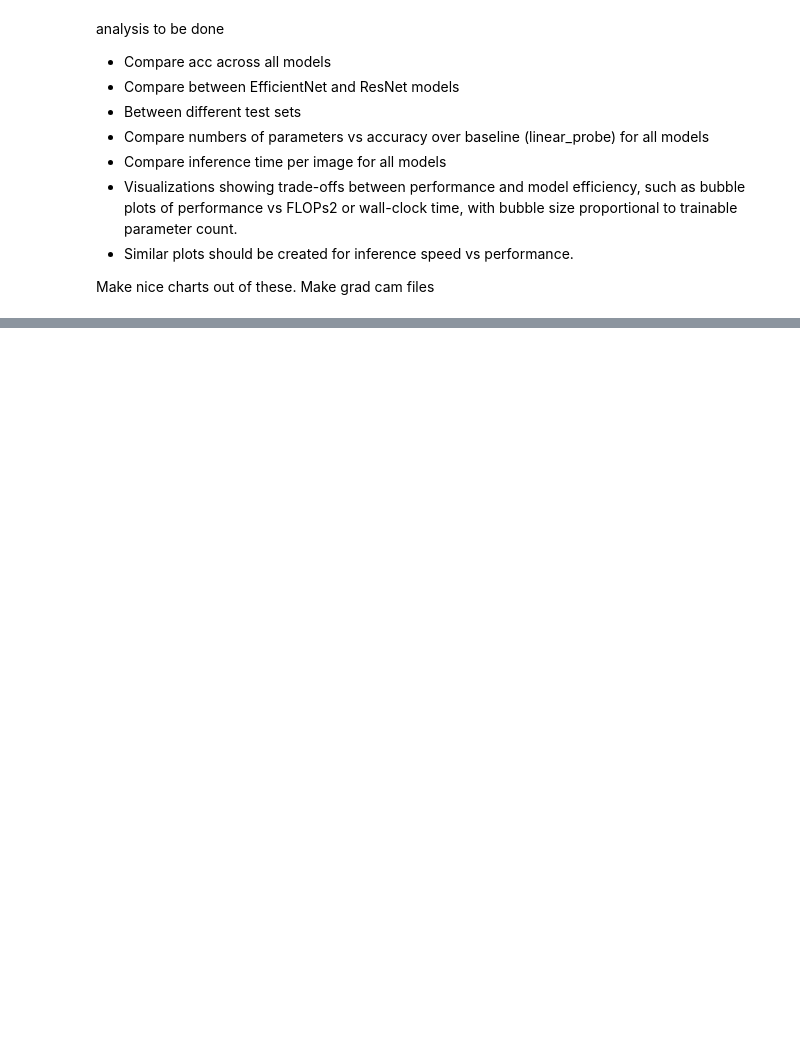
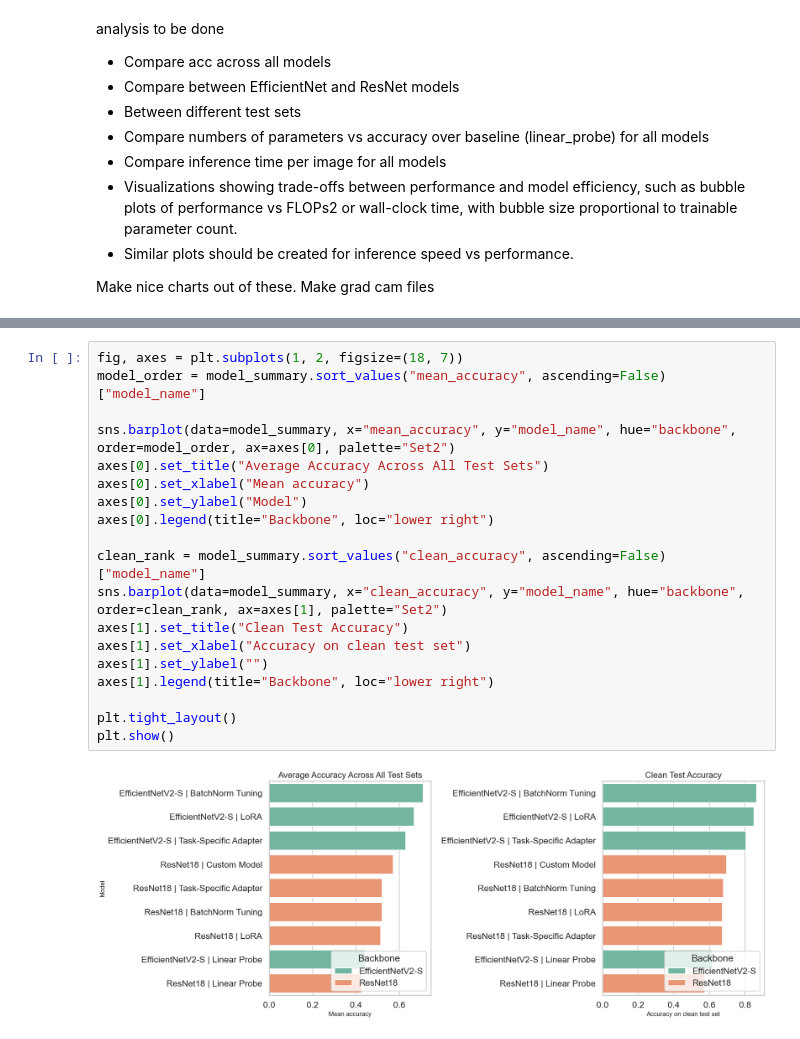
Before and after one commit to phanguy30/food_classification, a Jupyter notebook: analysis.ipynb, the cells around one changed output, grey strips where cells are left out. Drawn from its saved outputs; the diff is of its cells as text; blank space fills up the shorter version.

Commit message:
added visualizations

```diff
--- a/analysis.ipynb
+++ b/analysis.ipynb
@@ -72,0 +186,21 @@ Make grad cam files
+# %%
+fig, axes = plt.subplots(1, 2, figsize=(18, 7))
+model_order = model_summary.sort_values("mean_accuracy", ascending=False)["model_name"]
+
+sns.barplot(data=model_summary, x="mean_accuracy", y="model_name", hue="backbone", order=model_order, ax=axes[0], palette="Set2")
+axes[0].set_title("Average Accuracy Across All Test Sets")
+axes[0].set_xlabel("Mean accuracy")
+axes[0].set_ylabel("Model")
+axes[0].legend(title="Backbone", loc="lower right")
+
+clean_rank = model_summary.sort_values("clean_accuracy", ascending=False)["model_name"]
+sns.barplot(data=model_summary, x="clean_accuracy", y="model_name", hue="backbone", order=clean_rank, ax=axes[1], palette="Set2")
+axes[1].set_title("Clean Test Accuracy")
+axes[1].set_xlabel("Accuracy on clean test set")
+axes[1].set_ylabel("")
+axes[1].legend(title="Backbone", loc="lower right")
+
+plt.tight_layout()
+plt.show()
+# %% [output]
+[figure, added]
```
Also changed, not shown: parts of 7 cells of this notebook.
